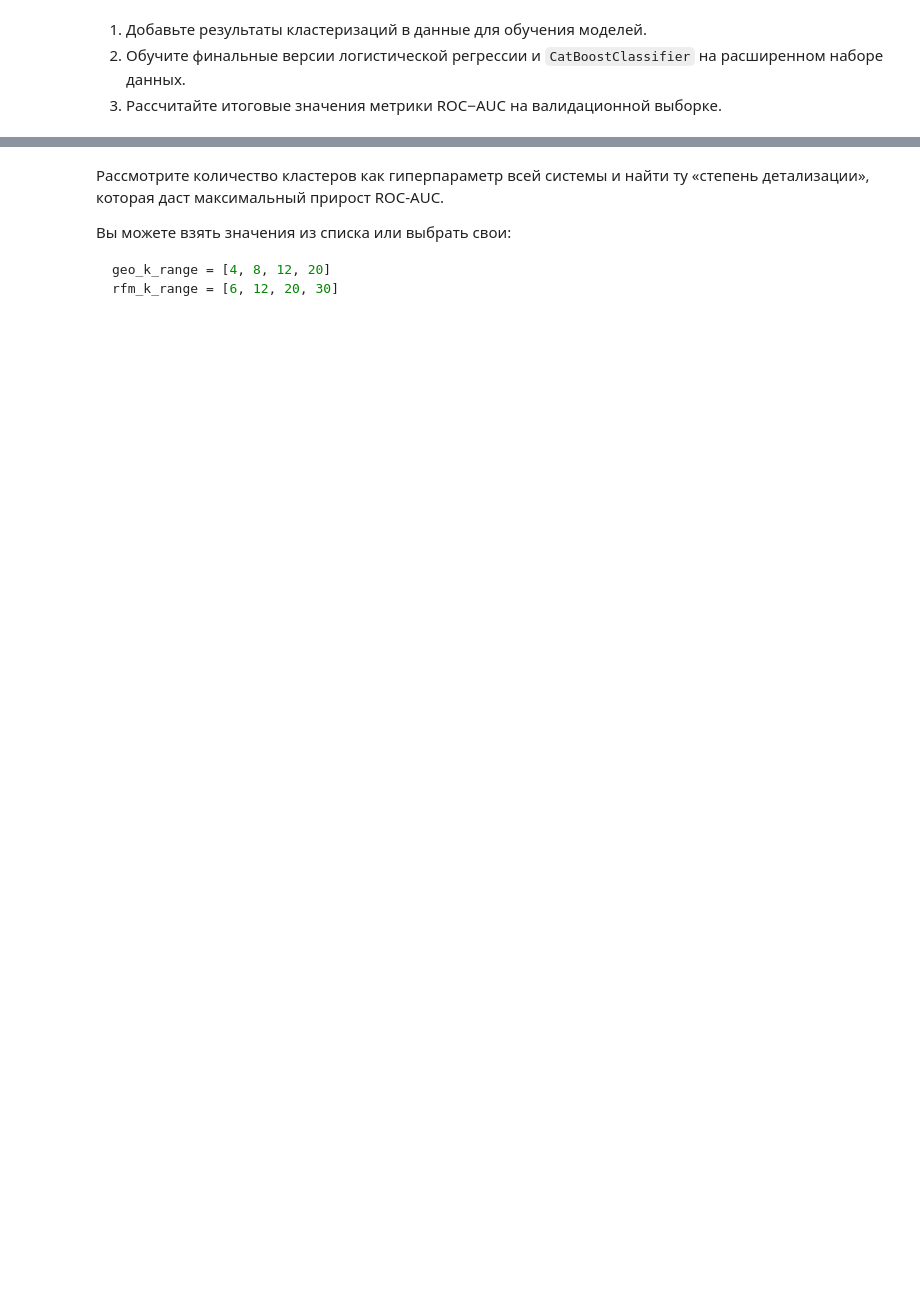
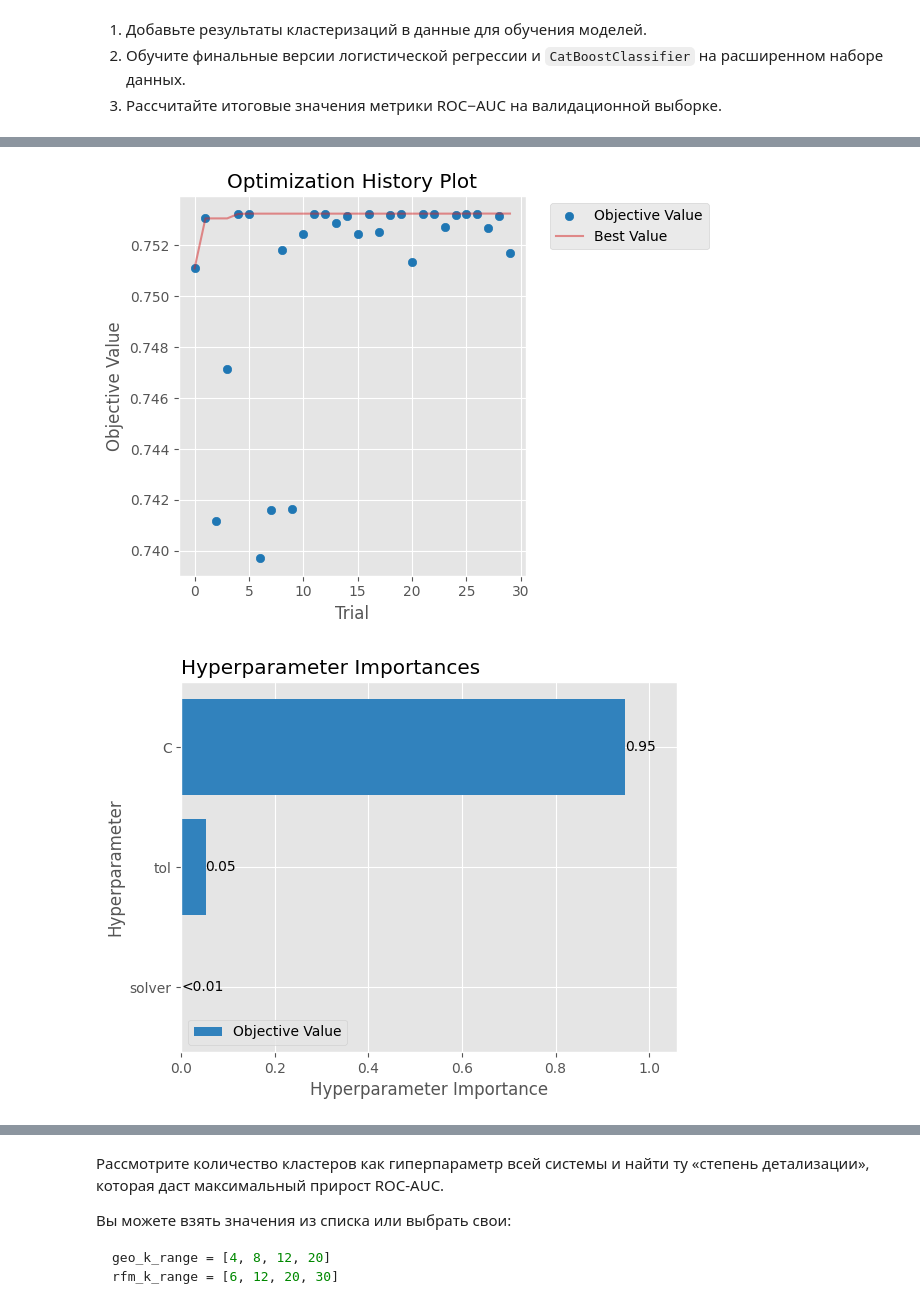
Before and after one commit to TemaQDX/sprint_18_project_carga_pronto, a Jupyter notebook: sprint_18_project_carga_pronto_Artem_Burov.ipynb, the cells around one changed output, grey strips where cells are left out. Cells and saved outputs as stored; diff of their text form; code cells hidden in the pictures; blank space fills up the shorter version.

```diff
--- a/sprint_18_project_carga_pronto_Artem_Burov.ipynb
+++ b/sprint_18_project_carga_pronto_Artem_Burov.ipynb
@@ -1909,0 +1973,13 @@ plt.show()
+# %%
+# Запуск исследования
+# Фиксируем сид через самплер
+sampler = optuna.samplers.TPESampler(seed=RANDOM_SEED)
+
+study = optuna.create_study(direction='maximize', sampler=sampler)
+study.optimize(objective, n_trials=30, show_progress_bar=True)
+
+# Лучшие гиперпараметры и качество
+best_params_lr = study.best_params
+print("Лучшие гиперпараметры:", best_params_lr)
+best_value_lr = -study.best_value
+print("Лучшее значение ROC-AUC:", best_value_lr)
@@ -1909,0 +2005,9 @@ plt.show()
+# %%
+# Визуализация результатов
+optuna.visualization.matplotlib.plot_optimization_history(study)
+optuna.visualization.matplotlib.plot_param_importances(study)
+
+plt.show()
+# %% [output]
+[figure, added]
+[figure, added]
```
Also changed, not shown: parts of 36 cells of this notebook.
